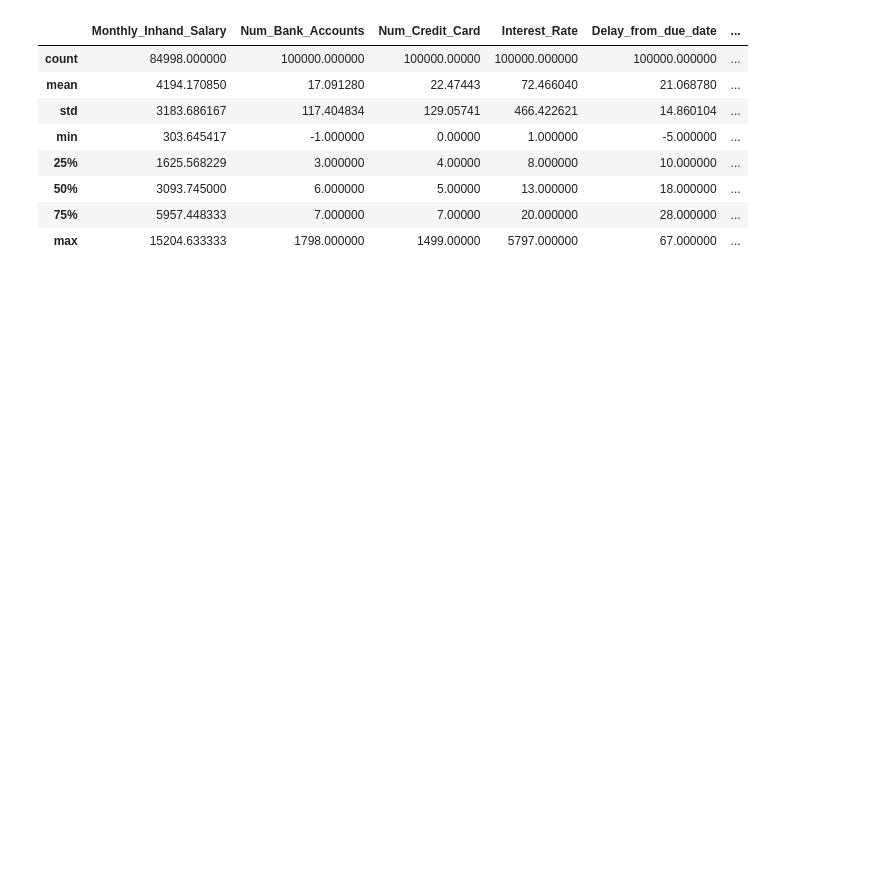
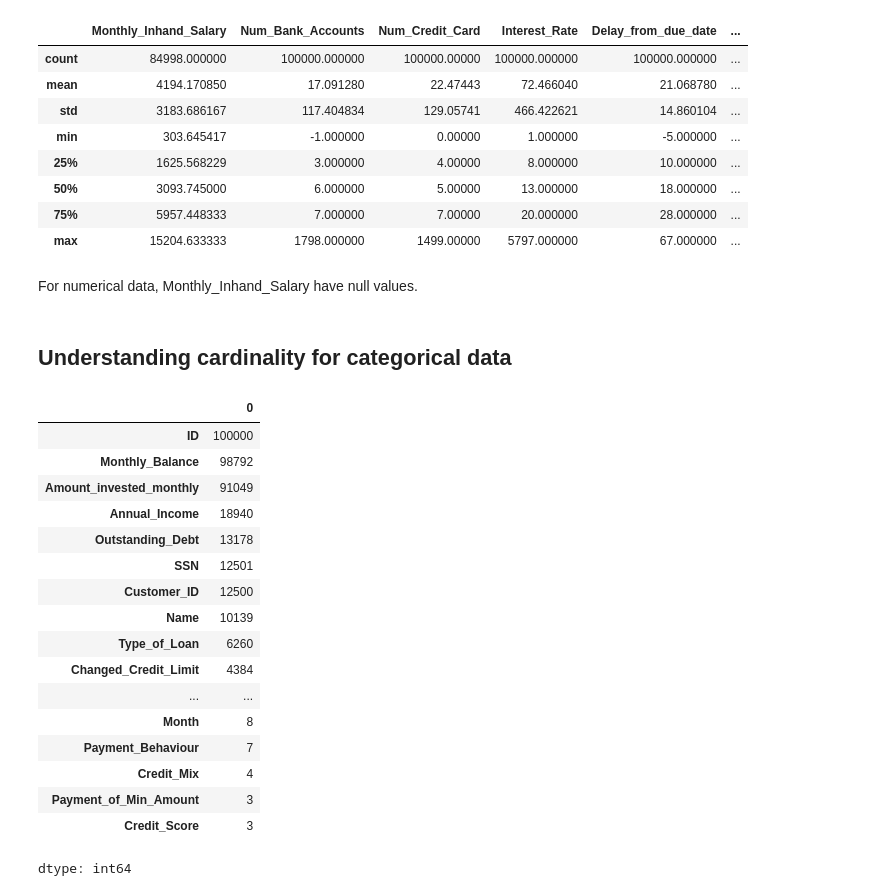
Before and after one commit to khalilullahalfaath/credit-scoring-fairness-audit, a Jupyter notebook: notebooks/eda.ipynb, the cells around one changed output. Saved outputs shown, nothing was run; the diff lists cells and outputs as text; code cells hidden in the pictures; blank space fills up the shorter version.

```diff
--- a/notebooks/eda.ipynb
+++ b/notebooks/eda.ipynb
@@ -83,3 +150,29 @@ df.describe()
 | 50% | 3093.745000 | 6.000000 | 5.00000 | 13.000000 | 18.000000 | ... |
 | 75% | 5957.448333 | 7.000000 | 7.00000 | 20.000000 | 28.000000 | ... |
 | max | 15204.633333 | 1798.000000 | 1499.00000 | 5797.000000 | 67.000000 | ... |
+# %% [markdown]
+For numerical data, Monthly_Inhand_Salary have null values.
+# %% [markdown]
+## Understanding cardinality for categorical data
+# %%
+obj = df.select_dtypes('object')
+obj.nunique().sort_values(ascending=False)
+# %% [output]
+|  | 0 |
+| ID | 100000 |
+| Monthly_Balance | 98792 |
+| Amount_invested_monthly | 91049 |
+| Annual_Income | 18940 |
+| Outstanding_Debt | 13178 |
+| SSN | 12501 |
+| Customer_ID | 12500 |
+| Name | 10139 |
+| Type_of_Loan | 6260 |
+| Changed_Credit_Limit | 4384 |
+| ... | ... |
+| Month | 8 |
+| Payment_Behaviour | 7 |
+| Credit_Mix | 4 |
+| Payment_of_Min_Amount | 3 |
+| Credit_Score | 3 |
+dtype: int64
```
Also changed, not shown: parts of 34 cells of this notebook.
